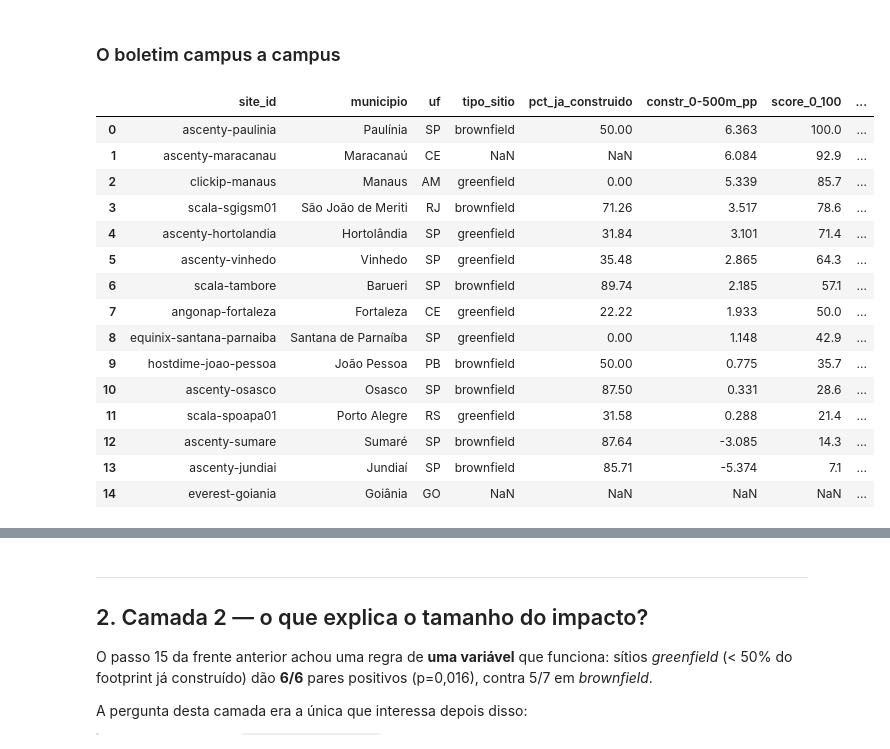
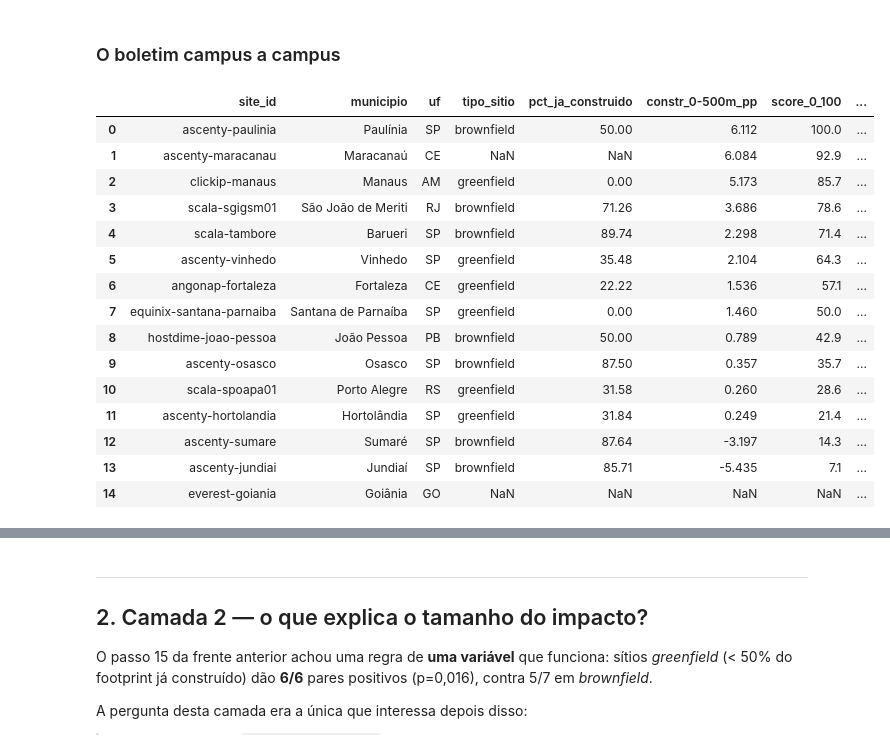
Before and after one commit to Sentinela-Verde/modelo-imagens-satelite, a Jupyter notebook: notebooks/02_impacto_score.ipynb, the cells around one changed output, grey strips where cells are left out. Saved outputs shown, nothing was run; the diff lists cells and outputs as text; code cells hidden in the pictures.

```diff
--- a/notebooks/02_impacto_score.ipynb
+++ b/notebooks/02_impacto_score.ipynb
@@ -128,29 +146,29 @@ terreno convertível, e o excesso encolhe por motivo **mecânico**, não por aus
 # %%
 cols = ["site_id", "municipio", "uf", "x_tipo_sitio", "x_pct_ja_construida",
         "efeito_construcao_0_500m", "score_construcao_0_500m",
-        "efeito_vegetacao_0_500m", "efeito_temperatura"]
+        "efeito_vegetacao_0_500m", "efeito_temperatura_0_500m"]
 por_campus[cols].rename(columns={
     "x_tipo_sitio": "tipo_sitio",
     "x_pct_ja_construida": "pct_ja_construido",
     "efeito_construcao_0_500m": "constr_0-500m_pp",
     "score_construcao_0_500m": "score_0_100",
     "efeito_vegetacao_0_500m": "veget_0-500m_pp",
-    "efeito_temperatura": "lst_C",
+    "efeito_temperatura_0_500m": "lst_anel_C",
 })
 # %% [output]
 |  | site_id | municipio | uf | tipo_sitio | pct_ja_construido | constr_0-500m_pp | score_0_100 | ... |
-| 0 | ascenty-paulinia | Paulínia | SP | brownfield | 50.00 | 6.363 | 100.0 | ... |
+| 0 | ascenty-paulinia | Paulínia | SP | brownfield | 50.00 | 6.112 | 100.0 | ... |
 | 1 | ascenty-maracanau | Maracanaú | CE | NaN | NaN | 6.084 | 92.9 | ... |
-| 2 | clickip-manaus | Manaus | AM | greenfield | 0.00 | 5.339 | 85.7 | ... |
-| 3 | scala-sgigsm01 | São João de Meriti | RJ | brownfield | 71.26 | 3.517 | 78.6 | ... |
-| 4 | ascenty-hortolandia | Hortolândia | SP | greenfield | 31.84 | 3.101 | 71.4 | ... |
-| 5 | ascenty-vinhedo | Vinhedo | SP | greenfield | 35.48 | 2.865 | 64.3 | ... |
-| 6 | scala-tambore | Barueri | SP | brownfield | 89.74 | 2.185 | 57.1 | ... |
-| 7 | angonap-fortaleza | Fortaleza | CE | greenfield | 22.22 | 1.933 | 50.0 | ... |
-| 8 | equinix-santana-parnaiba | Santana de Parnaíba | SP | greenfield | 0.00 | 1.148 | 42.9 | ... |
-| 9 | hostdime-joao-pessoa | João Pessoa | PB | brownfield | 50.00 | 0.775 | 35.7 | ... |
-| 10 | ascenty-osasco | Osasco | SP | brownfield | 87.50 | 0.331 | 28.6 | ... |
-| 11 | scala-spoapa01 | Porto Alegre | RS | greenfield | 31.58 | 0.288 | 21.4 | ... |
-| 12 | ascenty-sumare | Sumaré | SP | brownfield | 87.64 | -3.085 | 14.3 | ... |
-| 13 | ascenty-jundiai | Jundiaí | SP | brownfield | 85.71 | -5.374 | 7.1 | ... |
+| 2 | clickip-manaus | Manaus | AM | greenfield | 0.00 | 5.173 | 85.7 | ... |
+| 3 | scala-sgigsm01 | São João de Meriti | RJ | brownfield | 71.26 | 3.686 | 78.6 | ... |
+| 4 | scala-tambore | Barueri | SP | brownfield | 89.74 | 2.298 | 71.4 | ... |
+| 5 | ascenty-vinhedo | Vinhedo | SP | greenfield | 35.48 | 2.104 | 64.3 | ... |
+| 6 | angonap-fortaleza | Fortaleza | CE | greenfield | 22.22 | 1.536 | 57.1 | ... |
+| 7 | equinix-santana-parnaiba | Santana de Parnaíba | SP | greenfield | 0.00 | 1.460 | 50.0 | ... |
+| 8 | hostdime-joao-pessoa | João Pessoa | PB | brownfield | 50.00 | 0.789 | 42.9 | ... |
+| 9 | ascenty-osasco | Osasco | SP | brownfield | 87.50 | 0.357 | 35.7 | ... |
+| 10 | scala-spoapa01 | Porto Alegre | RS | greenfield | 31.58 | 0.260 | 28.6 | ... |
+| 11 | ascenty-hortolandia | Hortolândia | SP | greenfield | 31.84 | 0.249 | 21.4 | ... |
+| 12 | ascenty-sumare | Sumaré | SP | brownfield | 87.64 | -3.197 | 14.3 | ... |
+| 13 | ascenty-jundiai | Jundiaí | SP | brownfield | 85.71 | -5.435 | 7.1 | ... |
 | 14 | everest-goiania | Goiânia | GO | NaN | NaN | NaN | NaN | ... |
```
Also changed, not shown: parts of 18 cells of this notebook, 6 other files.
